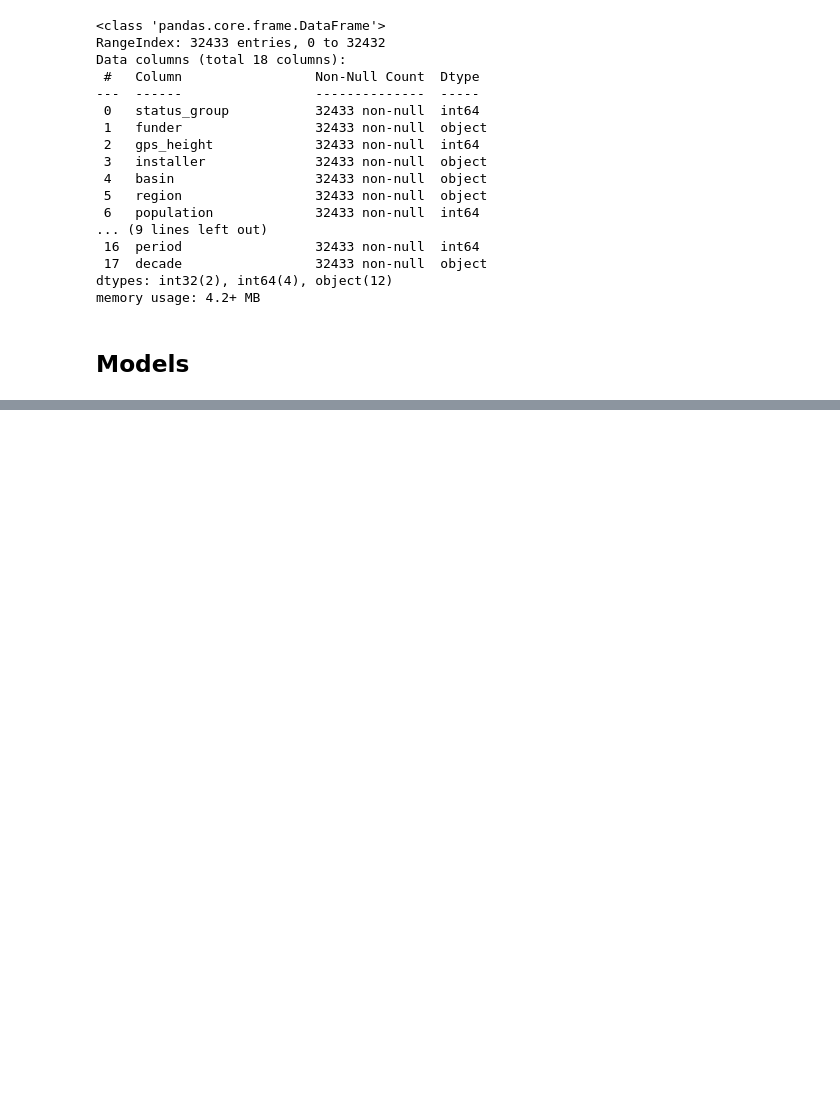
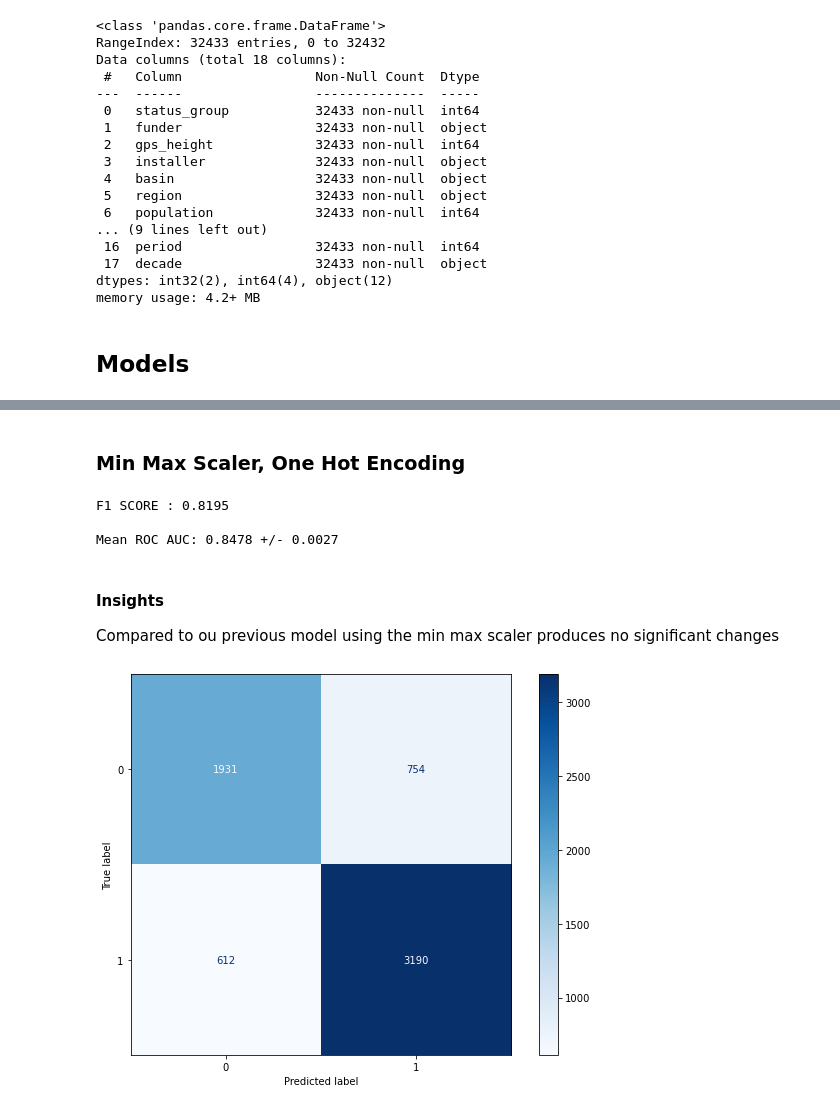
Before and after one commit to stephenmungai/phase3_project, a Jupyter notebook: index.ipynb, the cells around one changed output, grey strips where cells are left out. Cells and saved outputs as stored; diff of their text form; code cells hidden in the pictures; blank space fills up the shorter version.

Commit message:
Created a robust/one hot encoding model

```diff
--- a/index.ipynb
+++ b/index.ipynb
@@ -1574,0 +1715,78 @@ Lr = LogisticRegression
+# %% [markdown]
+### Min Max Scaler, One Hot Encoding
+# %%
+# Initialize our scalers and encoders
+scaler = MinMaxScaler()
+encoder = OneHotEncoder(handle_unknown="ignore", sparse= False)
+
+# Creating pipelines for numeric and categorical transformers
+cat_transformer = make_pipeline(encoder)
+num_transformer = make_pipeline(scaler)
+
+# combining into a preprocessor
+preprocessor = ColumnTransformer(
+    transformers=[
+        ('num',num_transformer,numerical_columns),
+        ("cat",cat_transformer,categorical_columns)
+    ]
+)
+
+#Initialize the logistic regression
+logisticreg =  LogisticRegression(class_weight="balanced", solver="lbfgs", max_iter=1000, random_state= 42)
+
+# making the pipeline
+pipe = make_pipeline(preprocessor, logisticreg)
+
+#Calculate cross validated F1 scores
+
+scores = cross_val_score(pipe, X, y, cv=5, scoring='f1')
+f1_score_mean = round(scores.mean(), 4)
+
+#Calculate cross validated ROC AUC
+
+scores = cross_val_score(pipe, X, y, cv=5, scoring='roc_auc')
+roc_auc_score_mean = round(scores.mean(),4)
+roc_auc_score_std = round(scores.std(),4)
+
+#print the mean F1 score
+print(f"F1 SCORE : {f1_score_mean}")
+print()
+# Print the mean and standard deviation of the scores
+print(f"Mean ROC AUC: {roc_auc_score_mean} +/- {roc_auc_score_std}")
+# %% [output]
+F1 SCORE : 0.8195
+
+Mean ROC AUC: 0.8478 +/- 0.0027
+# %% [markdown]
+#### Insights
+
+Compared to ou previous model using the min max scaler produces no significant changes
+# %%
+# Confusion matrix
+
+# Fit thepipeline to the training data
+pipe.fit(X_train, y_train)
+
+#Make predictions on the training set
+
+y_pred_train = pipe.predict(X_train)
+
+# Make predictions on test set
+
+y_pred_test = pipe.predict(X_test)
+
+
+cm = confusion_matrix(y_test, y_pred_test)
+
+# plotting the confusion matrix
+
+disp = ConfusionMatrixDisplay(confusion_matrix=cm)
+
+# Increase the size of the display
+fig, ax = plt.subplots(figsize=(10, 7))
+disp.plot(cmap=plt.cm.Blues,ax=ax)
+# Show the plot plt.show()
+
+plt.show()
+# %% [output]
+[figure, added]
```
Also changed, not shown: parts of 40 cells of this notebook.
